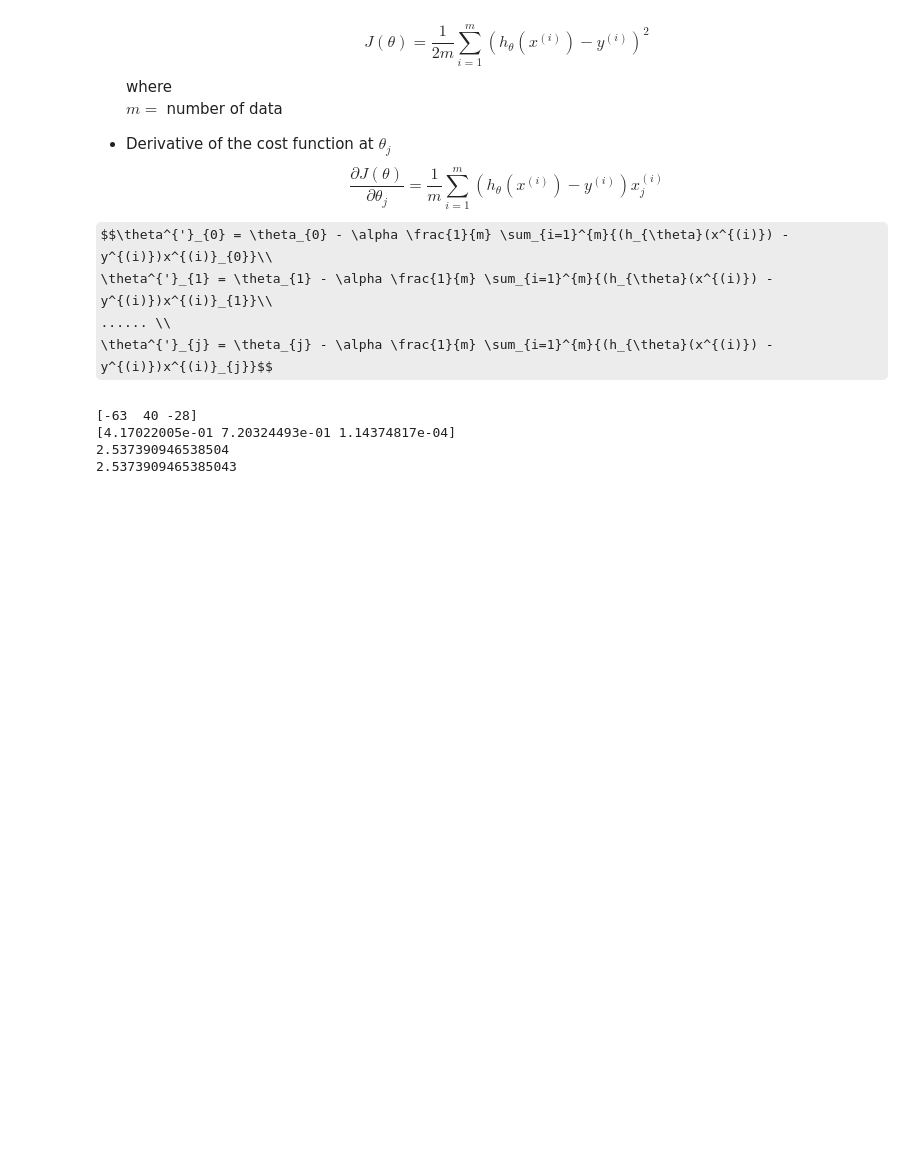
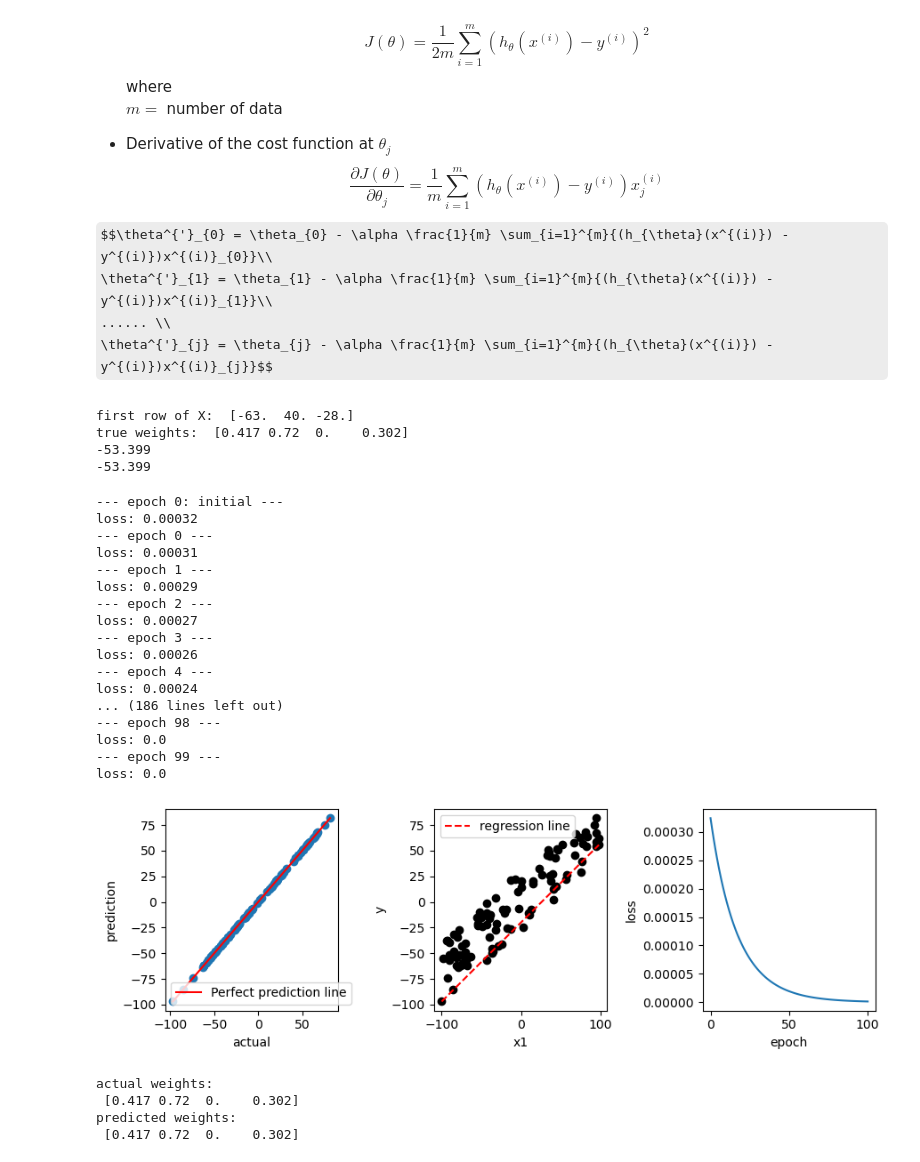
Before and after one commit to jisunxkim/ml_from_scratch, a Jupyter notebook: ml_scratch__linear_regression.ipynb, the cells around one changed output. Cells and saved outputs as stored; diff of their text form; code cells hidden in the pictures; some formulas as TeX source; blank space fills up the shorter version.

Commit message:
Completed linear regression

```diff
--- a/ml_scratch__linear_regression.ipynb
+++ b/ml_scratch__linear_regression.ipynb
@@ -40,21 +40,24 @@ def regression_data(m: int, n: int, random_status: int = 1):
     """
     np.random.seed(random_status)
     X = np.random.randint(-100, 100, size=(m, n))
+    X = np.hstack((np.ones((m, 1)), X))
+
     np.random.seed(random_status)
-    weights = np.random.random(size=(n))
+    weights = np.random.random(size=(X.shape[1]))
+    weights = np.round(weights, 3)
     y = X@weights
 
-    return X, y, weights
+    return X[:, 1:], y, weights
 
 X, y, true_weights = regression_data(100, 3)
 
 # validate
-print(X[0, :])
-print(true_weights)
-print(X[0, :]@true_weights)
+print("first row of X: ", X[0, :])
+print("true weights: ", true_weights)
+print(np.hstack(([1], X[0, :]))@true_weights)
 print(y[0])
 # %% [output]
-[-63  40 -28]
-[4.17022005e-01 7.20324493e-01 1.14374817e-04]
-2.537390946538504
-2.5373909465385043
+first row of X:  [-63.  40. -28.]
+true weights:  [0.417 0.72  0.    0.302]
+-53.399
+-53.399
@@ -60,0 +116,59 @@ print(y[0])
+# %%
+
+lr = Linear_Regression(learning_rate=0.00001, epoch=100)
+
+lr.fit(X, y)
+pred = lr.predict(X)
+
+plt.figure(figsize=(9,3))
+plt.subplot(131)
+plt.scatter(y, pred)
+plt.plot([y.min(), y.max()], [y.min(), y.max()],
+         c='r', label='Perfect prediction line')
+plt.xlabel('actual')
+plt.ylabel('prediction')
+plt.legend()
+plt.subplot(132)
+plt.scatter(X[:,0], y, c='black')
+plt.plot(
+    [X[:, 0].min(), X[:, 0].max()],
+    [pred[np.argmin(X[:,0])], pred[np.argmax(X[:,0])]],
+    c='r', linestyle='--', label='regression line')
+plt.xlabel('x1')
+plt.ylabel('y')
+plt.legend()
+
+plt.subplot(133)
+plt.plot(lr.loss_history)
+plt.xlabel('epoch')
+plt.ylabel('loss')
+
+plt.tight_layout()
+plt.show()
+# %% [output]
+--- epoch 0: initial ---
+loss: 0.00032
+--- epoch 0 ---
+loss: 0.00031
+--- epoch 1 ---
+loss: 0.00029
+--- epoch 2 ---
+loss: 0.00027
+--- epoch 3 ---
+loss: 0.00026
+--- epoch 4 ---
+loss: 0.00024
+... (186 lines left out)
+--- epoch 98 ---
+loss: 0.0
+--- epoch 99 ---
+loss: 0.0
+[figure, added]
+# %%
+print('actual weights:\n', true_weights)
+print('predicted weights:\n', np.round(lr.weights, 4))
+# %% [output]
+actual weights:
+ [0.417 0.72  0.    0.302]
+predicted weights:
+ [0.417 0.72  0.    0.302]
```
Also changed, not shown: parts of 4 cells of this notebook, 1 other file.
